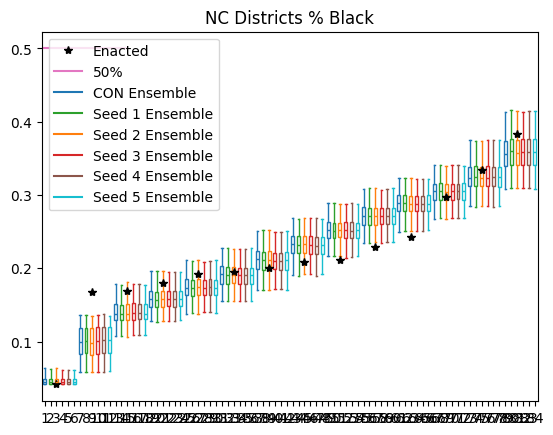
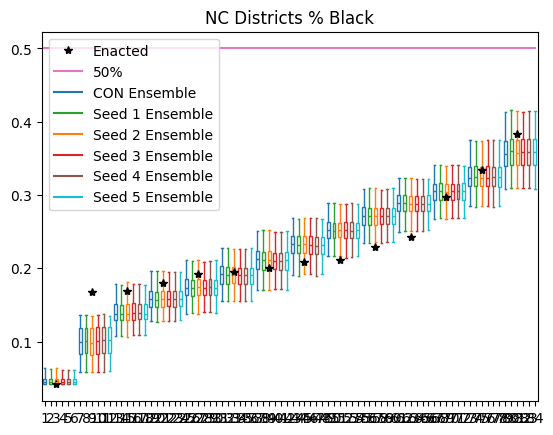
The notebook cell's code change between the first figure and the second:
--- before
+++ after
@@ -76,4 +76,16 @@
 
 c_5="tab:cyan"
+
+alarm_blackpercs = []
+
+tempvotes=np.loadtxt(f"./Redist Analysis/NC_ALARM_Ensemble_Stats/BlackPerc.csv", delimiter=",")
+for s in range(5000):
+    alarm_blackpercs.append(tempvotes[s,:])
+
+alarm_blackpercs = np.array(alarm_blackpercs)
+
+medianprops = dict(color='black')
+
+c_al="tab:purple"
 
 plt.boxplot(
@@ -171,5 +183,5 @@
  0.24333683400032827]),"*",color="k",label="Enacted")
 
-plt.plot([0.5,15],[0.5,0.5],color="tab:pink",label="50%")
+plt.plot([0.5,84],[0.5,0.5],color="tab:pink",label="50%")
 
 plt.plot([],[],color='tab:blue',label='CON Ensemble')

Commit: SMC/Recom comparisons and ALARM data processing